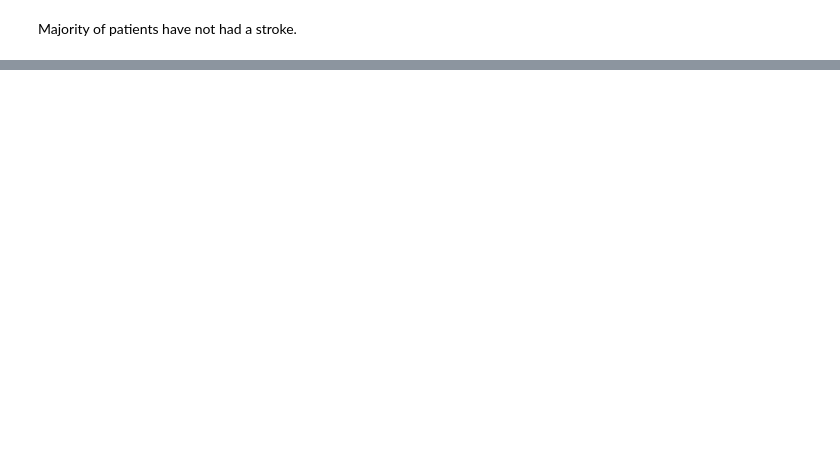
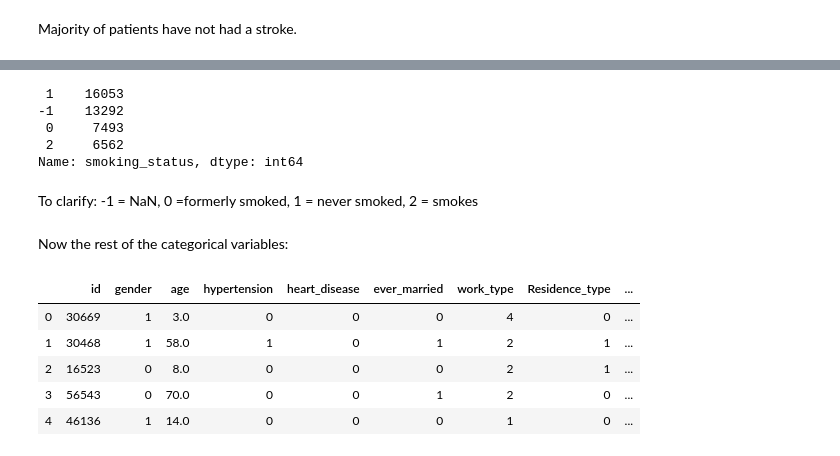
Before and after one commit to mindyng/Technical-Assessments, a Jupyter notebook: Stroke Prediction.ipynb, the cells around one changed output, grey strips where cells are left out. Drawn from its saved outputs; the diff is of its cells as text; code cells hidden in the pictures; blank space fills up the shorter version.

```diff
--- a/Stroke Prediction.ipynb
+++ b/Stroke Prediction.ipynb
@@ -324,0 +371,2 @@ Now, let us look at some relationships!
+# %%
+df["bmi"]=df["bmi"].fillna(df["bmi"].mean())
@@ -324,0 +389,2 @@ Now, let us look at some relationships!
+# %%
+df['smoking_status'] =df['smoking_status'].astype('category').cat.codes
@@ -324,0 +400,12 @@ Now, let us look at some relationships!
+# %%
+df.smoking_status.value_counts()
+# %% [output]
+ 1    16053
+-1    13292
+ 0     7493
+ 2     6562
+Name: smoking_status, dtype: int64
+# %% [markdown]
+To clarify: -1 = NaN, 0 =formerly smoked, 1 = never smoked, 2 = smokes
+# %% [markdown]
+Now the rest of the categorical variables:
@@ -324,0 +417,9 @@ Now, let us look at some relationships!
+# %%
+df.head()
+# %% [output]
+|  | id | gender | age | hypertension | heart_disease | ever_married | work_type | Residence_type | ... |
+| 0 | 30669 | 1 | 3.0 | 0 | 0 | 0 | 4 | 0 | ... |
+| 1 | 30468 | 1 | 58.0 | 1 | 0 | 1 | 2 | 1 | ... |
+| 2 | 16523 | 0 | 8.0 | 0 | 0 | 0 | 2 | 1 | ... |
+| 3 | 56543 | 0 | 70.0 | 0 | 0 | 1 | 2 | 0 | ... |
+| 4 | 46136 | 1 | 14.0 | 0 | 0 | 0 | 1 | 0 | ... |
```
Also changed, not shown: parts of 29 cells of this notebook.
